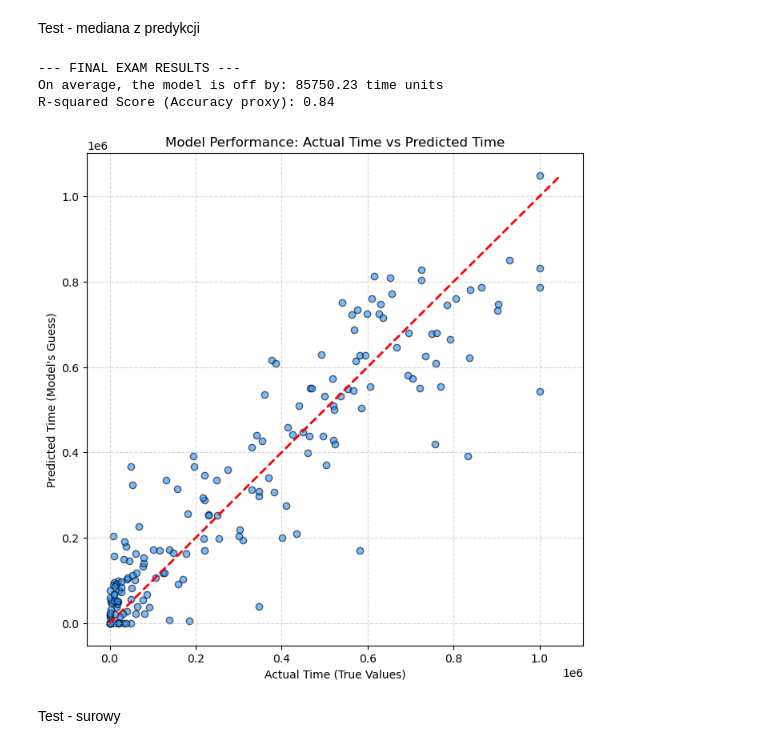
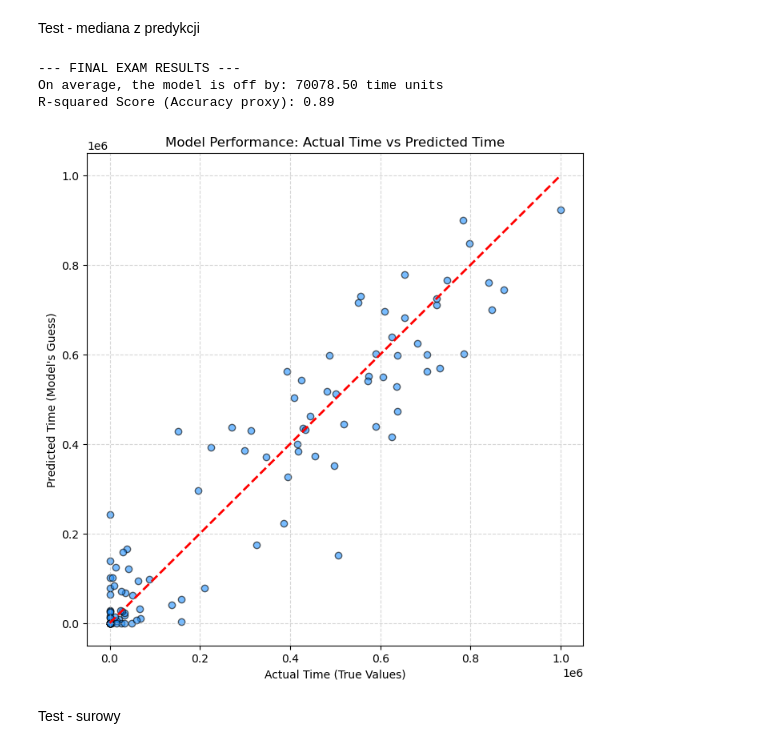
Before and after one commit to Izumik0/ML_G4, a Jupyter notebook: modele - notebook/Model_comb_pca.ipynb, the cells around one changed output. Cells and saved outputs as stored; diff of their text form; code cells hidden in the pictures.

```diff
--- a/modele - notebook/Model_comb_pca.ipynb
+++ b/modele - notebook/Model_comb_pca.ipynb
@@ -14,7 +14,7 @@ import copy
 from sklearn.decomposition import PCA
 import seaborn as sns
 # %%
-data=pd.read_csv('../Database/Dataset_medoids_20n.csv')
+data=pd.read_csv('../dihedrals_medoids_5_c_2n/Dataset_medoids_5c_2n.csv')
 
 # tokens - top_time model
 vocab_top = ['-p', '+p', '-l', '+l', 'd']
@@ -369,7 +369,7 @@ zest=df_preds.groupby(['Tokens']).agg(
     actuals=('Actuals','mean')
 )
 
-preds=zest['median_preds']7
+preds=zest['median_preds']
 #preds=zest['avg_preds']
 actuals=zest['actuals']
 
@@ -384,36 +384,36 @@ actuals=zest['actuals']
 #preds=np.expm1(preds)
 
 # 4. Calculate "Human-Readable" Scores
 # MAE (Mean Absolute Error): On average, how many units of time is the prediction wrong by?
 mae = mean_absolute_error(actuals, preds)
 
 # R2 Score: A percentage of how well the model fits the data (1.0 is perfect, 0.0 is terrible)
 r2 = r2_score(actuals, preds)
 
 print("--- FINAL EXAM RESULTS ---")
 print(f"On average, the model is off by: {mae:.2f} time units")
 print(f"R-squared Score (Accuracy proxy): {r2:.2f}")
 
 # 5. Draw the "Actual vs. Predicted" Plot
 plt.figure(figsize=(8, 8))
 plt.scatter(actuals, preds, alpha=0.6, color='dodgerblue', edgecolors='k')
 
 # Draw a red diagonal line. If the model is perfect, all blue dots will sit exactly on this red line.
 min_val = min(actuals.min(), preds.min())
 max_val = max(actuals.max(), preds.max())
 plt.plot([min_val, max_val], [min_val, max_val], color='red', linestyle='--', linewidth=2)
 
 # Make the plot look nice
 plt.title("Model Performance: Actual Time vs Predicted Time")
 plt.xlabel("Actual Time (True Values)")
 plt.ylabel("Predicted Time (Model's Guess)")
 plt.grid(True, linestyle='--', alpha=0.5)
 plt.show()
 # %% [output]
 --- FINAL EXAM RESULTS ---
-On average, the model is off by: 85750.23 time units
-R-squared Score (Accuracy proxy): 0.84
+On average, the model is off by: 70078.50 time units
+R-squared Score (Accuracy proxy): 0.89
-[figure, old version]
+[figure, new version]
 # %% [markdown]
 Test - surowy
 # %%
```
Also changed, not shown: parts of 6 cells of this notebook, 2 other files.
